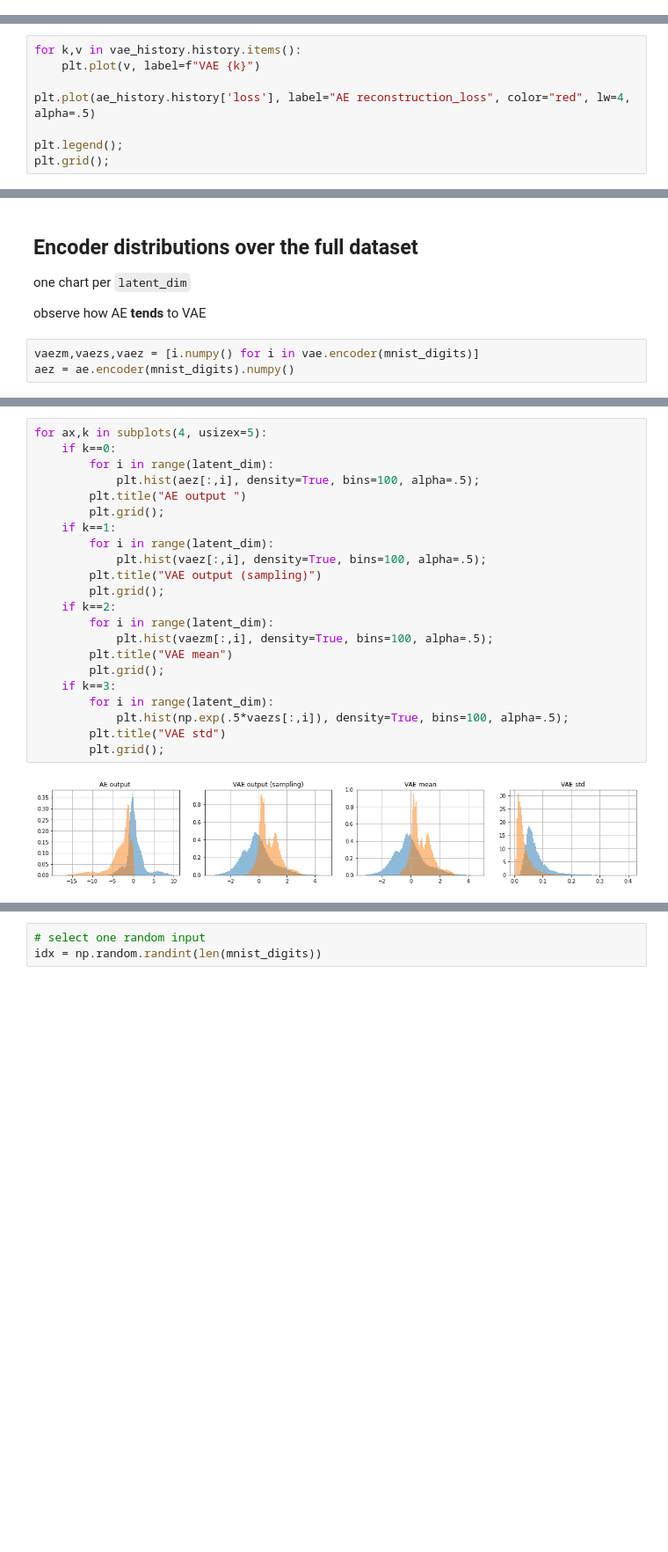
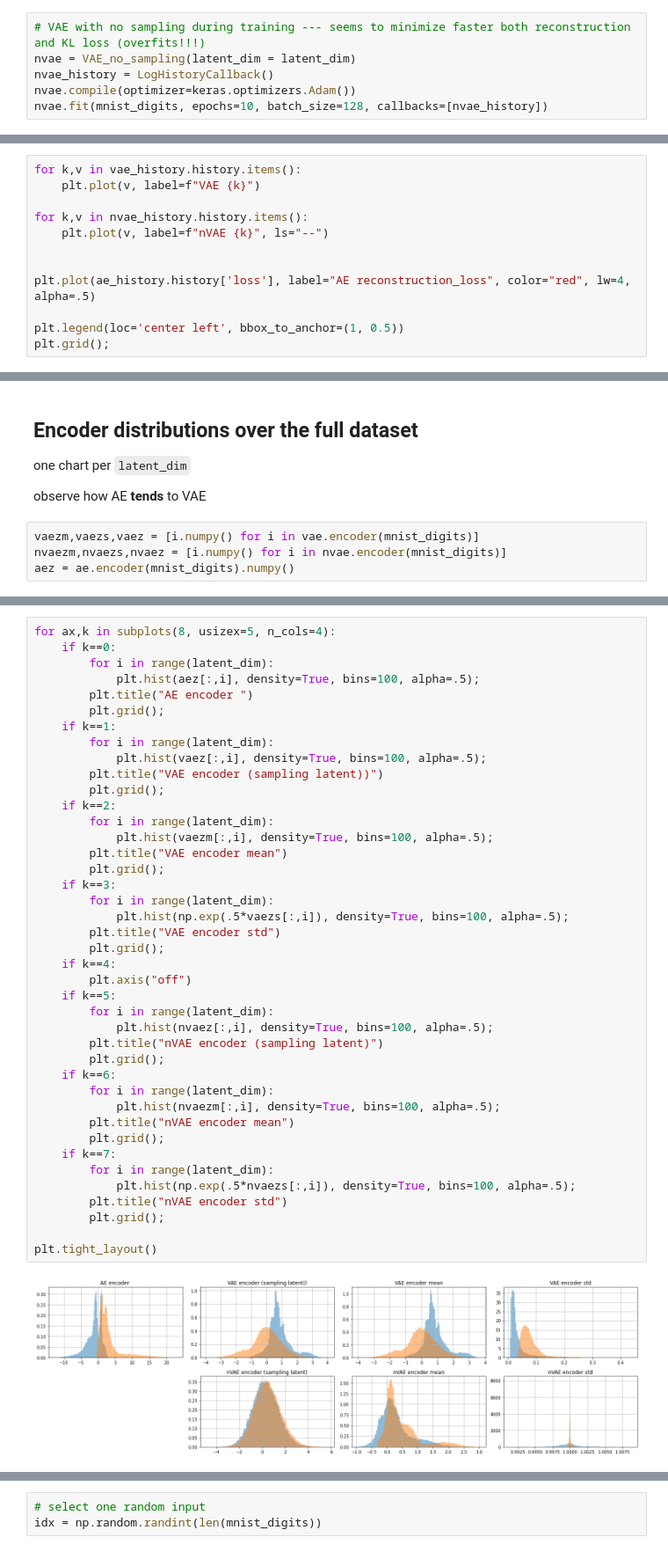
Before and after one commit to rramosp/ppdl, a Jupyter notebook: video-production/src/scripts/variational_inference_intro/AE vs VAE.ipynb, the cells around one changed output, grey strips where cells are left out. Shown at 88% size. Cells and saved outputs as stored; diff of their text form; blank space fills up the shorter version.

```diff
--- a/video-production/src/scripts/variational_inference_intro/AE vs VAE.ipynb
+++ b/video-production/src/scripts/variational_inference_intro/AE vs VAE.ipynb
@@ -254 +283,7 @@ Epoch 10/10
 <keras.callbacks.History at 0x...>
+# %%
+# VAE with no sampling during training --- seems to minimize faster both reconstruction and KL loss (overfits!!!)
+nvae = VAE_no_sampling(latent_dim = latent_dim)
+nvae_history = LogHistoryCallback()
+nvae.compile(optimizer=keras.optimizers.Adam())
+nvae.fit(mnist_digits, epochs=10, batch_size=128, callbacks=[nvae_history])
@@ -256,8 +313,12 @@ Epoch 10/10
 for k,v in vae_history.history.items():
     plt.plot(v, label=f"VAE {k}")
 
+for k,v in nvae_history.history.items():
+    plt.plot(v, label=f"nVAE {k}", ls="--")
+
+
 plt.plot(ae_history.history['loss'], label="AE reconstruction_loss", color="red", lw=4, alpha=.5)
 
-plt.legend();
+plt.legend(loc='center left', bbox_to_anchor=(1, 0.5))
 plt.grid();
 # %% [output]
@@ -270,5 +331,6 @@ one chart per `latent_dim`
 observe how AE **tends** to VAE
 # %%
 vaezm,vaezs,vaez = [i.numpy() for i in vae.encoder(mnist_digits)]
+nvaezm,nvaezs,nvaez = [i.numpy() for i in nvae.encoder(mnist_digits)]
 aez = ae.encoder(mnist_digits).numpy()
 # %% [output]
@@ -280,27 +342,46 @@ aez = ae.encoder(mnist_digits).numpy()
 # %%
-for ax,k in subplots(4, usizex=5):
+for ax,k in subplots(8, usizex=5, n_cols=4):
     if k==0:
         for i in range(latent_dim):
             plt.hist(aez[:,i], density=True, bins=100, alpha=.5);
-        plt.title("AE output ")
+        plt.title("AE encoder ")
         plt.grid();
     if k==1:
         for i in range(latent_dim):
             plt.hist(vaez[:,i], density=True, bins=100, alpha=.5);
-        plt.title("VAE output (sampling)")
+        plt.title("VAE encoder (sampling latent))")
         plt.grid();
     if k==2:
         for i in range(latent_dim):
             plt.hist(vaezm[:,i], density=True, bins=100, alpha=.5);
-        plt.title("VAE mean")
+        plt.title("VAE encoder mean")
         plt.grid();
     if k==3:
         for i in range(latent_dim):
             plt.hist(np.exp(.5*vaezs[:,i]), density=True, bins=100, alpha=.5);
-        plt.title("VAE std")
+        plt.title("VAE encoder std")
         plt.grid();
+    if k==4:
+        plt.axis("off")
+    if k==5:
+        for i in range(latent_dim):
+            plt.hist(nvaez[:,i], density=True, bins=100, alpha=.5);
+        plt.title("nVAE encoder (sampling latent)")
+        plt.grid();
+    if k==6:
+        for i in range(latent_dim):
+            plt.hist(nvaezm[:,i], density=True, bins=100, alpha=.5);
+        plt.title("nVAE encoder mean")
+        plt.grid();
+    if k==7:
+        for i in range(latent_dim):
+            plt.hist(np.exp(.5*nvaezs[:,i]), density=True, bins=100, alpha=.5);
+        plt.title("nVAE encoder std")
+        plt.grid();
+
+plt.tight_layout()
 # %% [output]
-[figure, old version]
+[figure, new version]
 # %% [markdown]
 ## Output for a selected input image
 
```
Also changed, not shown: parts of 19 cells of this notebook.
